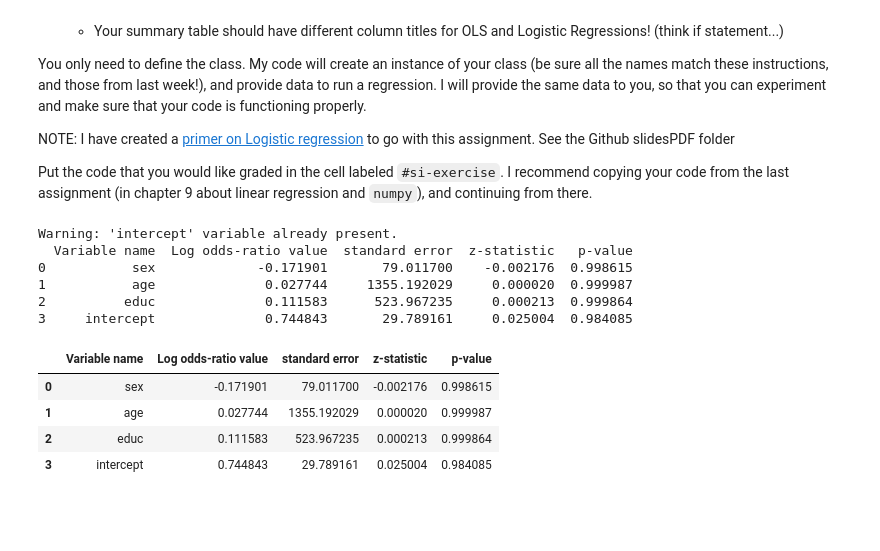
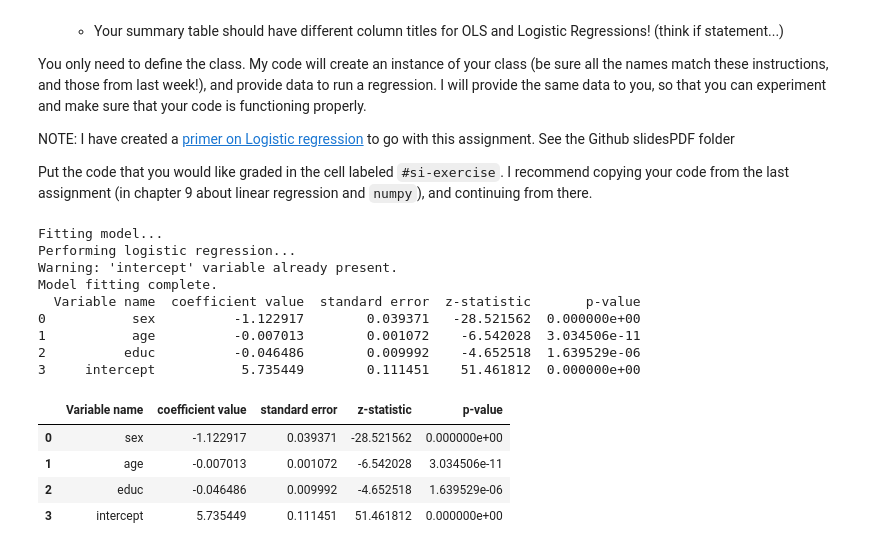
Before and after one commit to UNOBusinessForecasting/assignment-10-scipy-and-optimization-andrewburk2024, a Jupyter notebook: Lesson.ipynb, the cells around one changed output. Drawn from its saved outputs; the diff is of its cells as text; code cells hidden in the pictures; blank space fills up the shorter version.

```diff
--- a/Lesson.ipynb
+++ b/Lesson.ipynb
@@ -306,23 +298,26 @@ class RegressionModel(object):
 # %%
 file_path = '/content/drive/MyDrive/Colab Notebooks/ECON 8320/Week 11 - Optimization/assignment8Data.csv'
 data = pd.read_csv(file_path)
-x = data[['sex','age','educ']]
-y = data['white']
-reg = RegressionModel(x, y, create_intercept=True, regression_type = ['logit'])
+x = data.loc[:100, ['sex','age','educ']]
+y = data.loc[:100, 'white']
+reg = RegressionModel(x, y, create_intercept=True, regression_type = 'logit')
 reg.fit_model()
 reg.summary()
 # %% [output]
+Fitting model...
+Performing logistic regression...
 Warning: 'intercept' variable already present.
-  Variable name  Log odds-ratio value  standard error  z-statistic   p-value
-0           sex             -0.171901       79.011700    -0.002176  0.998615
-1           age              0.027744     1355.192029     0.000020  0.999987
-2          educ              0.111583      523.967235     0.000213  0.999864
-3     intercept              0.744843       29.789161     0.025004  0.984085
+Model fitting complete.
+  Variable name  coefficient value  standard error  z-statistic       p-value
+0           sex          -1.122917        0.039371   -28.521562  0.000000e+00
+1           age          -0.007013        0.001072    -6.542028  3.034506e-11
+2          educ          -0.046486        0.009992    -4.652518  1.639529e-06
+3     intercept           5.735449        0.111451    51.461812  0.000000e+00
-|  | Variable name | Log odds-ratio value | standard error | z-statistic | p-value |
-| 0 | sex | -0.171901 | 79.011700 | -0.002176 | 0.998615 |
-| 1 | age | 0.027744 | 1355.192029 | 0.000020 | 0.999987 |
-| 2 | educ | 0.111583 | 523.967235 | 0.000213 | 0.999864 |
-| 3 | intercept | 0.744843 | 29.789161 | 0.025004 | 0.984085 |
+|  | Variable name | coefficient value | standard error | z-statistic | p-value |
+| 0 | sex | -1.122917 | 0.039371 | -28.521562 | 0.000000e+00 |
+| 1 | age | -0.007013 | 0.001072 | -6.542028 | 3.034506e-11 |
+| 2 | educ | -0.046486 | 0.009992 | -4.652518 | 1.639529e-06 |
+| 3 | intercept | 5.735449 | 0.111451 | 51.461812 | 0.000000e+00 |
 # %%
 sex = {'coefficient': -1.1229156890097627,
       'standard_error': 0.39798772782618025,
```
Also changed, not shown: parts of 6 cells of this notebook.
